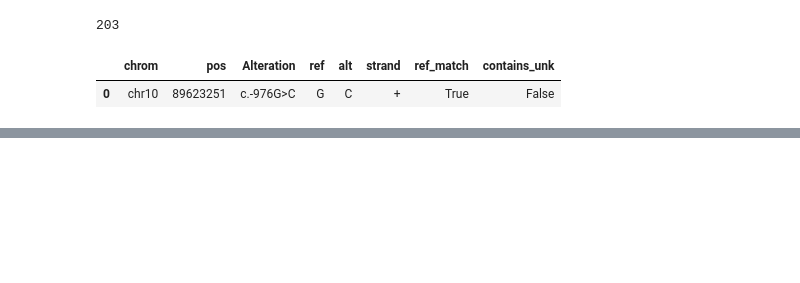
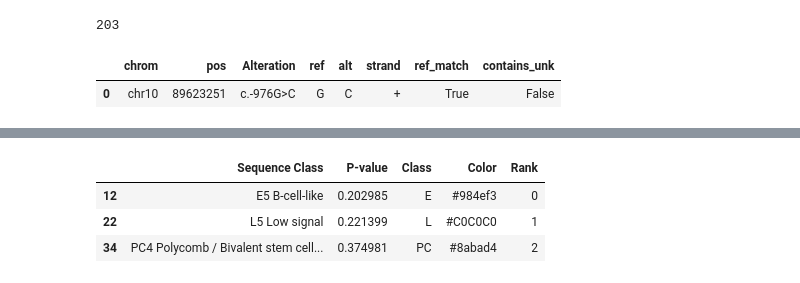
Before and after one commit to bmacedo-lgtm/SiFoN, a Jupyter notebook: tutorials/clinical_analysis.ipynb, the cells around one changed output, grey strips where cells are left out. Cells and saved outputs as stored; diff of their text form; code cells hidden in the pictures; blank space fills up the shorter version.

```diff
--- a/tutorials/clinical_analysis.ipynb
+++ b/tutorials/clinical_analysis.ipynb
@@ -89,0 +74,5 @@ dis_score.head(3)
+# %%
+clin.odds_ratio(df=scores, control_col="Control Alleles", case_col = "Breast Cancer Case Alleles",
+               num_cases = 52065, num_controls = 28549, correction = 0.1)
+clin.add_case_control_label(df=scores, case_cuttoff = 1.5, control_cutoff = 0.5)
+scores.head(1) # see the last two columns
@@ -89,0 +85,2 @@ dis_score.head(3)
+# %%
+ttest_df = clin.seq_class_t_tests(scores, filename="test_output_plots/PTEN_t_test.html", fontsize=18)
@@ -89,0 +90,7 @@ dis_score.head(3)
+# %%
+ttest_df.head(3)
+# %% [output]
+|  | Sequence Class | P-value | Class | Color | Rank |
+| 12 | E5 B-cell-like | 0.202985 | E | #984ef3 | 0 |
+| 22 | L5 Low signal | 0.221399 | L | #C0C0C0 | 1 |
+| 34 | PC4 Polycomb / Bivalent stem cell... | 0.374981 | PC | #8abad4 | 2 |
```
Also changed, not shown: parts of 26 cells of this notebook, 5 other files.
